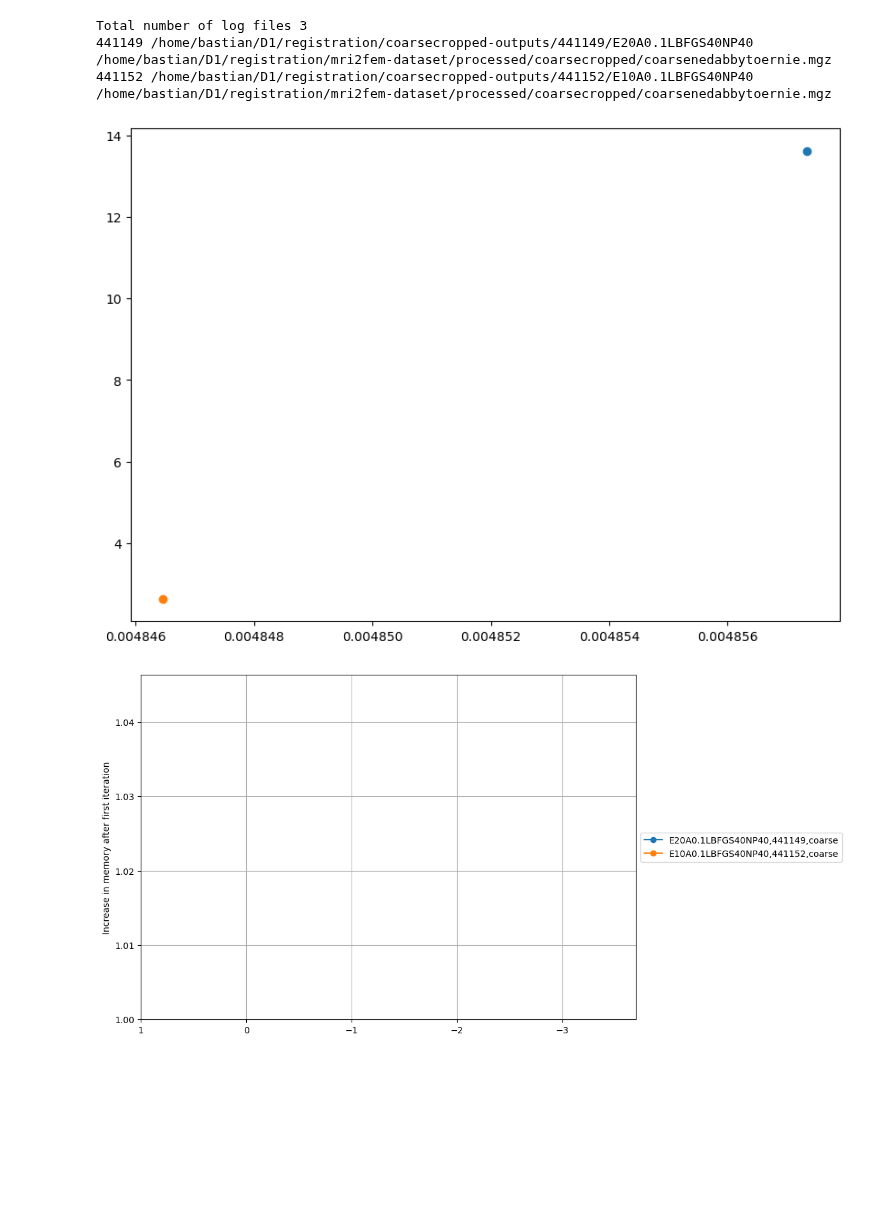
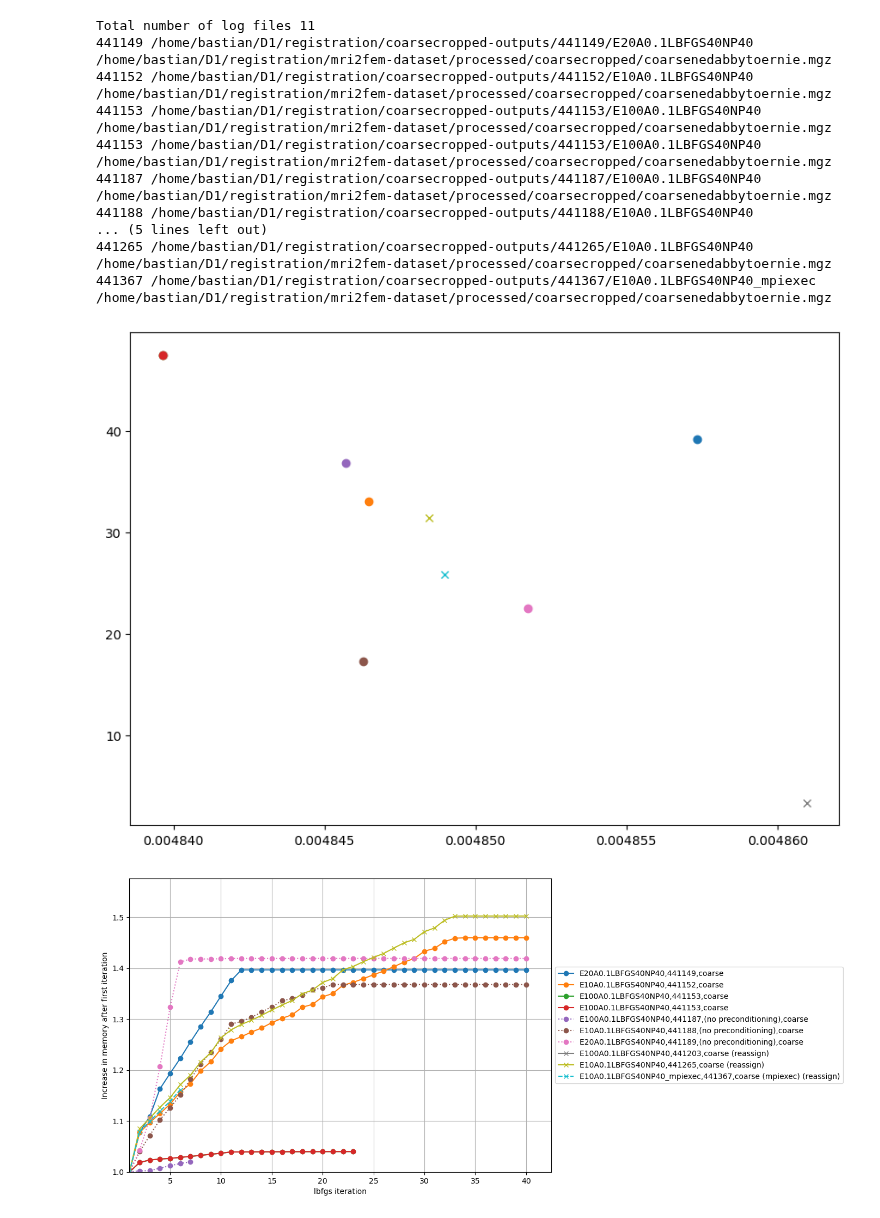
Before and after one commit to JohannesHaubner/mapMRI, a Jupyter notebook: examples/debugging/mem.ipynb, the cells around one changed output. Drawn from its saved outputs; the diff is of its cells as text; code cells hidden in the pictures; blank space fills up the shorter version.

Commit message:
add --reassign for testing

```diff
--- a/examples/debugging/mem.ipynb
+++ b/examples/debugging/mem.ipynb
@@ -14,6 +14,10 @@ slurmids=[]
 path = pathlib.Path("/home/bastian/D1/registration/mrislurm/")
 slurmids = [
     441149, 441152, 441153,
+    # no preconditioning:
+    441187, 441188, 441189,
+    441203, 441153,
+    441265, 441271,441367
 ]
 
 
@@ -75,10 +79,6 @@ for slurmid in sorted(slurmids):
 
     color = None
 
-    if not "normalization_scale" in hyperparameters.keys():
-        label += ",old code"
-        marker = "x"
-
     if "preconditioning" in hyperparameters.keys() and hyperparameters["preconditioning"] == "none":
         # continue
         linestyle = ":"
@@ -110,19 +110,18 @@ for slurmid in sorted(slurmids):
     # if "padding" in hyperparameters.keys() and hyperparameters["padding"] is not None:
     #     continue
 
-    if "coarsecropped" not in hyperparameters["input"]:
-        continue
-
-    # if np.max(mema[:,1] / fac2)>1.1:
+    # if "coarsecropped" not in hyperparameters["input"]:
     #     continue
-
-    assert hyperparameters ["input.shape"] == hyperparameters["target.shape"]
 
     color = None
 
-    if slurmid == 440744:
-        label += "with MUMPS"
-    # label = "voxel=" + format(hyperparameters ["input.shape"][0] * hyperparameters ["input.shape"][1] * hyperparameters ["input.shape"][2], ".2e")
+    if "mpiexec" in outfoldername:
+        label += " (mpiexec)"
+        linestyle = "--"
+
+    if "reassign" in hyperparameters.keys() and hyperparameters["reassign"]:
+        marker = "x"
+        label += " (reassign)"
 
     if "padding" in hyperparameters.keys() and hyperparameters["padding"] is not None:
         color = "b"
@@ -142,34 +141,47 @@ for slurmid in sorted(slurmids):
     # ax2.plot(mema[:-1,0], mema[1:,1] - mema[:-1,1], marker=marker, linestyle=linestyle, color=color, label=label,)
     ax2.plot(mema[:,0], mema[:,1] / fac2, marker=marker, linestyle=linestyle, color=color, label=label,)
 
 
 
     # for key, item in line_searches.items():
     #     if item > 0:
     #         ax2.axvline(key, marker=marker, linestyle=linestyle, color=color, markevery=0.1, label="linesearch")
 
     ax3.plot(mema[0, 1], mema[-1, 1] / mema[0, 1], marker=marker, color=color)
     # ax3.plot(np.linspace(0, 1.2, 100), 1+ np.linspace(0, 1.2, 100))
 
+
 plt.xlabel("lbfgs iteration")
-
+ax2.set_xlabel("lbfgs iteration")
 ax.set_ylabel("memory (TB)")
 ax2.set_xlim(1, None)
 ax2.set_ylim(1, None)
 ax2.set_ylabel("Increase in memory after first iteration")
 # ax2.set_xlim(1, None)
 # plt.xlim(1, None)
 # plt.xticks(list(range(1, int(plt.gca().get_xlim()[1]))))
 ax.grid()
 ax2.grid()
 ax.legend(loc='center left', bbox_to_anchor=(1, 0.5))
 ax2.legend(loc='center left', bbox_to_anchor=(1, 0.5))
 plt.show()
 # %% [output]
-Total number of log files 3
+Total number of log files 11
 441149 /home/bastian/D1/registration/coarsecropped-outputs/441149/E20A0.1LBFGS40NP40
 /home/bastian/D1/registration/mri2fem-dataset/processed/coarsecropped/coarsenedabbytoernie.mgz
 441152 /home/bastian/D1/registration/coarsecropped-outputs/441152/E10A0.1LBFGS40NP40
 /home/bastian/D1/registration/mri2fem-dataset/processed/coarsecropped/coarsenedabbytoernie.mgz
+441153 /home/bastian/D1/registration/coarsecropped-outputs/441153/E100A0.1LBFGS40NP40
+/home/bastian/D1/registration/mri2fem-dataset/processed/coarsecropped/coarsenedabbytoernie.mgz
+441153 /home/bastian/D1/registration/coarsecropped-outputs/441153/E100A0.1LBFGS40NP40
+/home/bastian/D1/registration/mri2fem-dataset/processed/coarsecropped/coarsenedabbytoernie.mgz
+441187 /home/bastian/D1/registration/coarsecropped-outputs/441187/E100A0.1LBFGS40NP40
+/home/bastian/D1/registration/mri2fem-dataset/processed/coarsecropped/coarsenedabbytoernie.mgz
+441188 /home/bastian/D1/registration/coarsecropped-outputs/441188/E10A0.1LBFGS40NP40
+... (5 lines left out)
+441265 /home/bastian/D1/registration/coarsecropped-outputs/441265/E10A0.1LBFGS40NP40
+/home/bastian/D1/registration/mri2fem-dataset/processed/coarsecropped/coarsenedabbytoernie.mgz
+441367 /home/bastian/D1/registration/coarsecropped-outputs/441367/E10A0.1LBFGS40NP40_mpiexec
+/home/bastian/D1/registration/mri2fem-dataset/processed/coarsecropped/coarsenedabbytoernie.mgz
-[figure, old version]
+[figure, new version]
-[figure, old version]
+[figure, new version]
```
Also changed, not shown: parts of 1 cell of this notebook, 7 other files.
